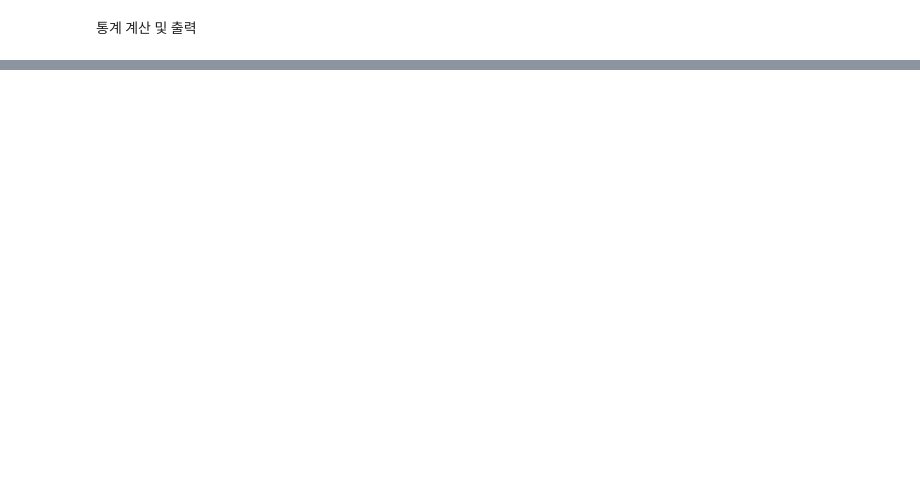
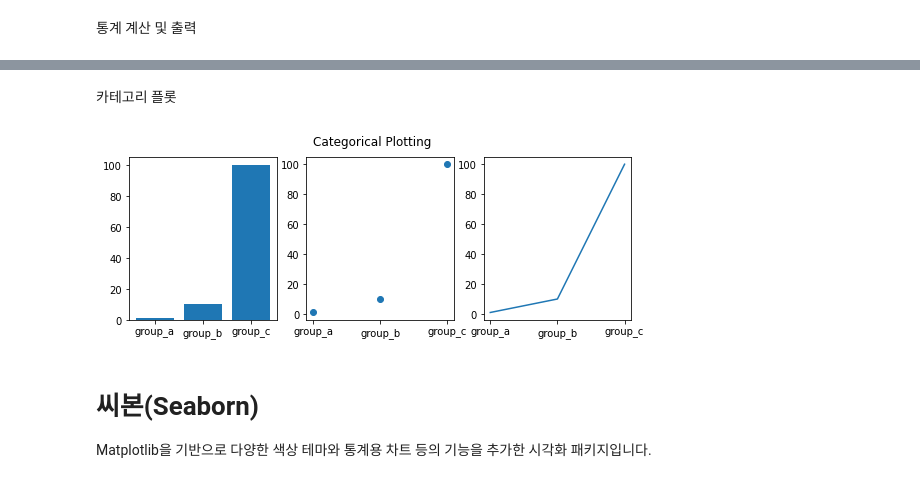
Before and after one commit to kgpark88/ems, a Jupyter notebook: data_analysis.ipynb, the cells around one changed output, grey strips where cells are left out. Saved outputs shown, nothing was run; the diff lists cells and outputs as text; code cells hidden in the pictures; blank space fills up the shorter version.

```diff
--- a/data_analysis.ipynb
+++ b/data_analysis.ipynb
@@ -43,0 +263,21 @@ Standard deviation: 2.9068883707497264
+# %% [markdown]
+카테고리 플롯
+# %%
+|names = ['group_a', 'group_b', 'group_c']
+values = [1, 10, 100]
+
+plt.figure(figsize=(9, 3))
+plt.subplot(131)
+plt.bar(names, values)
+plt.subplot(132)
+plt.scatter(names, values)
+plt.subplot(133)
+plt.plot(names, values)
+
+plt.suptitle('Categorical Plotting')
+plt.show()
+# %% [output]
+[figure, added]
+# %% [markdown]
+# 씨본(Seaborn)
+Matplotlib을 기반으로 다양한 색상 테마와  통계용 차트 등의 기능을 추가한 시각화 패키지입니다.
```
Also changed, not shown: parts of 62 cells of this notebook.
